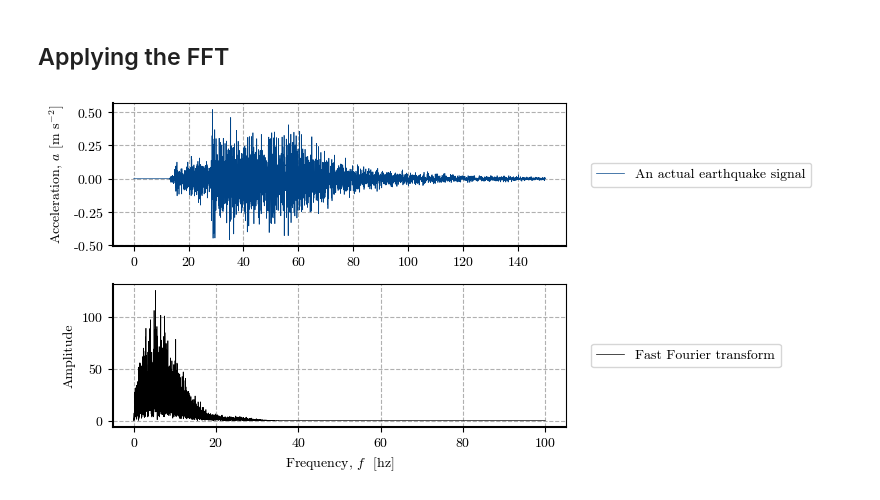
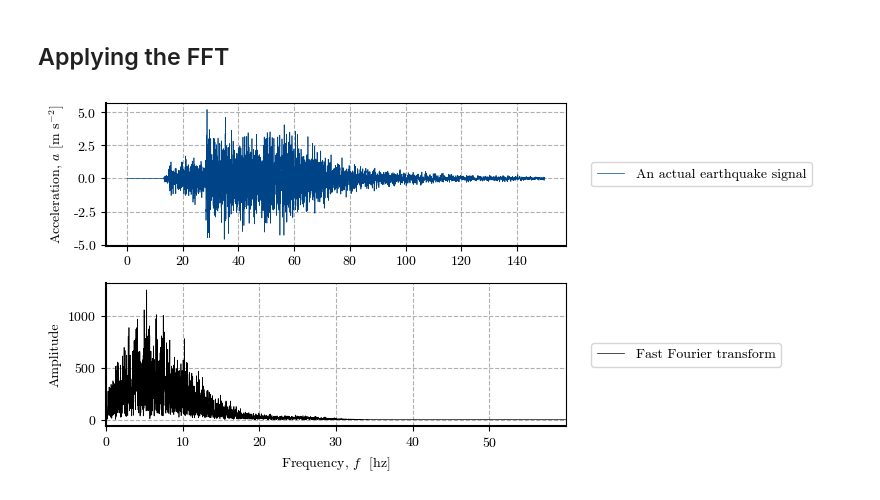
Before and after one commit to eamontoyaa/dinamica_de_suelos_EAFIT, a Jupyter notebook: notebooks/fourier_transforms.ipynb, the cells around one changed output. Saved outputs shown, nothing was run; the diff lists cells and outputs as text; code cells hidden in the pictures.

```diff
--- a/notebooks/fourier_transforms.ipynb
+++ b/notebooks/fourier_transforms.ipynb
@@ -91,7 +92,7 @@ simulate_fft(freq_1=2, freq_2=7, freq_3=15, delta_t=0.005, duration=3)
 # %%
 domain = "https://raw.githubusercontent.com/eamontoyaa/data4testing/main/pynewmarkdisp/"
 file = "earthquake_data_real.csv"
-g = 981  # m/s^2
+g = 98.1  # cm/s^2
 data = pd.read_csv(f"{domain}{file}", sep=";")
 time = np.array(data['Time'])
 accel = np.array(data['Acceleration']) / g
@@ -100,29 +101,30 @@ accel = np.array(data['Acceleration']) / g
 # %%
 # Fast Fourier transform (FFT)
 delta_t = time[1]
 duration = time[-1]
 n_t = int(duration / delta_t)  # Number of samples in time
 x_fft = fftfreq(int(n_t), delta_t)
 x_fft = x_fft[range(int(n_t/2))]
 y_fft = abs(fft(accel))
 y_fft = y_fft[range(int(n_t/2))] # Exclude sampling
 
 # Figures
 fig, axs = plt.subplots(ncols=1, nrows=2, figsize=[8, 4])
 # Time domain
 axs[0].plot(time, accel, lw=0.5, color="#004488", label='An actual earthquake signal')
 axs[0].set(ylabel="Acceleration, $a$ [m s$^{- 2}$]")
 axs[0].legend(bbox_to_anchor=(1.04,0.5), loc="center left")
 # Frequency domain
 axs[1].plot(x_fft, y_fft, lw=0.5, color="k", label='Fast Fourier transform')
 axs[1].set_xlabel('Frequency, $f$  [hz]')
 axs[1].set_ylabel('Amplitude')
 axs[1].legend(bbox_to_anchor=(1.04,0.5), loc="center left")
+axs[1].set_xlim((0, 0.6 * x_fft[-1]))
 # Plot details
 for ax in axs.flat:
     ax.spines["bottom"].set_linewidth(1.5)
     ax.spines["left"].set_linewidth(1.5)
     ax.grid(True, which="major", linestyle="--")
 fig.tight_layout()
 # %% [output]
-[figure, old version]
+[figure, new version]
```
Also changed, not shown: parts of 2 cells of this notebook.
